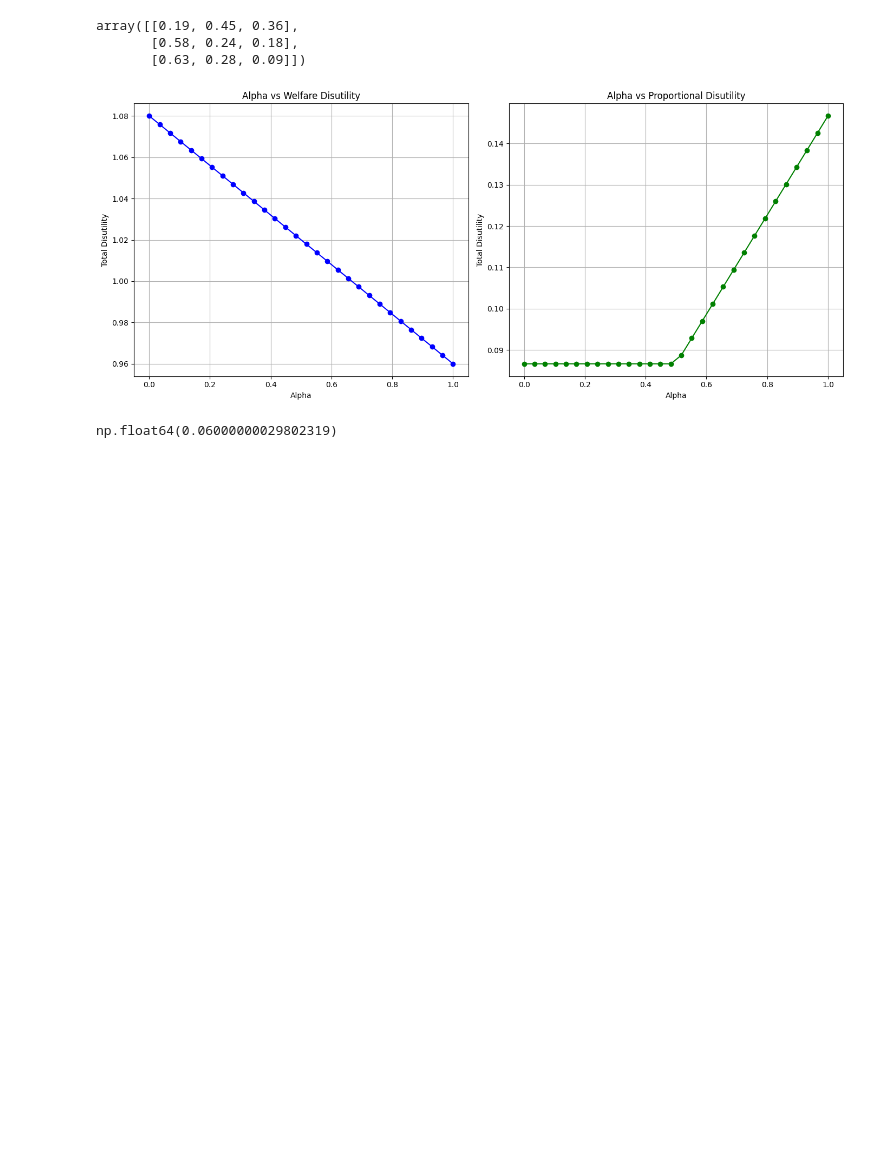
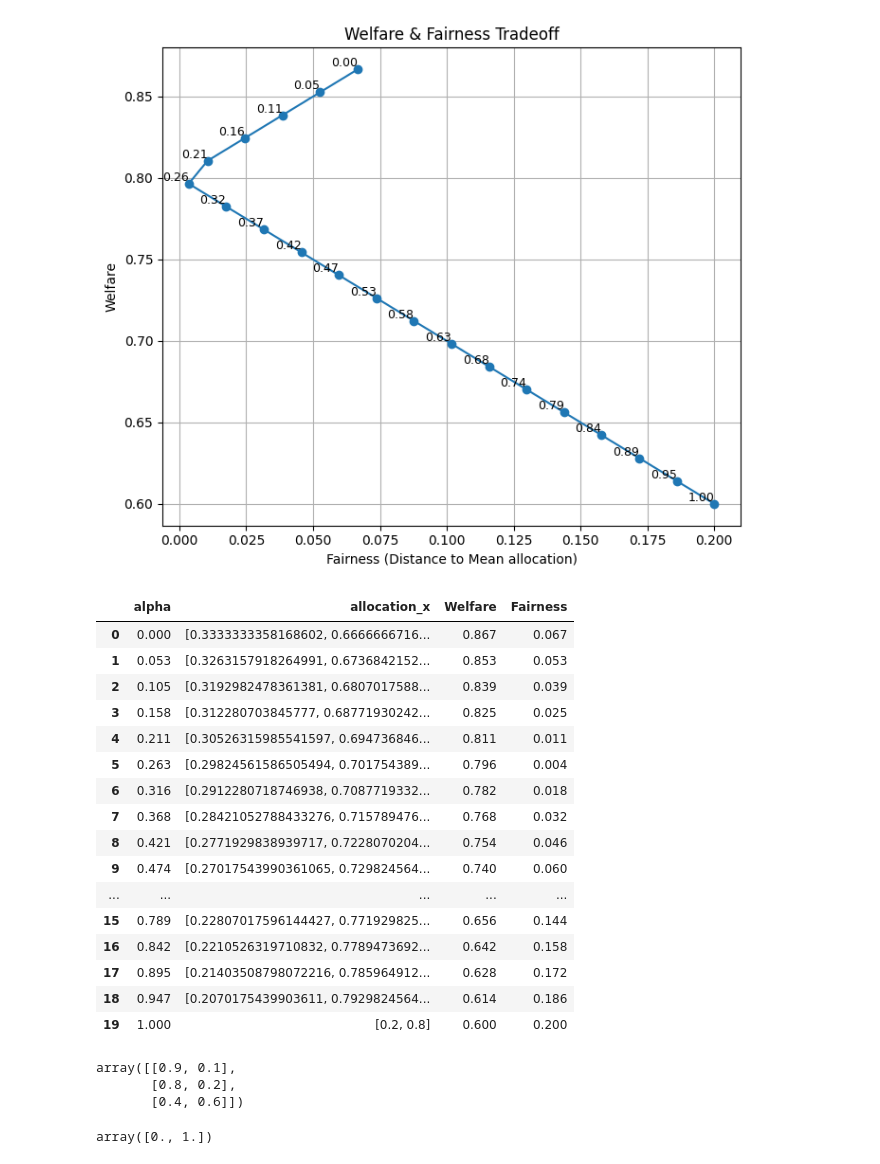
Before and after one commit to tanhl30/FYP, a Jupyter notebook: main.ipynb, the cells around one changed output. Drawn from its saved outputs; the diff is of its cells as text; code cells hidden in the pictures; blank space fills up the shorter version.

```diff
--- a/main.ipynb
+++ b/main.ipynb
@@ -9,40 +7,30 @@ m = 3
-# %%
-P = np.array([[0.19, 0.45, 0.36],
-       [0.58, 0.24, 0.18],
-       [0.63, 0.28, 0.09]])
-# %% [output]
-array([[0.19, 0.45, 0.36],
-       [0.58, 0.24, 0.18],
-       [0.63, 0.28, 0.09]])
-# %%
-#P = fyp.generate_random_preferences(n, m)
-alpha_values = np.linspace(0, 1, 30)
-
-# Compute disutilities for both types
-df_welfare = fyp.iterate_over_alphas(n, m, P, alpha_values, disutility_type='welfare')
-df_proportional = fyp.iterate_over_alphas(n, m, P, alpha_values, disutility_type='proportional')
-
-# Create subplots
-fig, axes = plt.subplots(1, 2, figsize=(14, 6), sharex=True, sharey=False)
-
-# Plot Welfare Disutility
-axes[0].plot(df_welfare['alpha'], df_welfare['disutility'], marker='o', color='blue')
-axes[0].set_title('Alpha vs Welfare Disutility')
-axes[0].set_xlabel('Alpha')
-axes[0].set_ylabel('Total Disutility')
-axes[0].grid(True)
-
-# Plot Proportional Disutility
-axes[1].plot(df_proportional['alpha'], df_proportional['disutility'], marker='o', color='green')
-axes[1].set_title('Alpha vs Proportional Disutility')
-axes[1].set_xlabel('Alpha')
-axes[1].set_ylabel('Total Disutility')
-axes[1].grid(True)
-
-# Adjust layout
-plt.tight_layout()
-plt.show()
-# %% [output]
-[figure, removed]
+# %%
+#P = fyp.generate_random_preferences(3, 2,2)
+P= np.array(	[[0.2, 0.8], [0.2, 0.8], [0.5, 0.5]])
+
+fyp.tradeoff_with_alpha(P,20)
+# %% [output]
+[figure, added]
+|  | alpha | allocation_x | Welfare | Fairness |
+| 0 | 0.000 | [0.3333333358168602, 0.6666666716... | 0.867 | 0.067 |
+| 1 | 0.053 | [0.3263157918264991, 0.6736842152... | 0.853 | 0.053 |
+| 2 | 0.105 | [0.3192982478361381, 0.6807017588... | 0.839 | 0.039 |
+| 3 | 0.158 | [0.312280703845777, 0.68771930242... | 0.825 | 0.025 |
+| 4 | 0.211 | [0.30526315985541597, 0.694736846... | 0.811 | 0.011 |
+| 5 | 0.263 | [0.29824561586505494, 0.701754389... | 0.796 | 0.004 |
+| 6 | 0.316 | [0.2912280718746938, 0.7087719332... | 0.782 | 0.018 |
+| 7 | 0.368 | [0.28421052788433276, 0.715789476... | 0.768 | 0.032 |
+| 8 | 0.421 | [0.2771929838939717, 0.7228070204... | 0.754 | 0.046 |
+| 9 | 0.474 | [0.27017543990361065, 0.729824564... | 0.740 | 0.060 |
+| ... | ... | ... | ... | ... |
+| 15 | 0.789 | [0.22807017596144427, 0.771929825... | 0.656 | 0.144 |
+| 16 | 0.842 | [0.2210526319710832, 0.7789473692... | 0.642 | 0.158 |
+| 17 | 0.895 | [0.21403508798072216, 0.785964912... | 0.628 | 0.172 |
+| 18 | 0.947 | [0.2070175439903611, 0.7929824564... | 0.614 | 0.186 |
+| 19 | 1.000 | [0.2, 0.8] | 0.600 | 0.200 |
 # %%
 P
+# %% [output]
+array([[0.9, 0.1],
+       [0.8, 0.2],
+       [0.4, 0.6]])
@@ -56,4 +36,0 @@ allocation
-# %%
-np.sum(np.abs(np.mean(P,axis=0) - allocation))
-# %% [output]
-np.float64(0.06000000029802319)
@@ -61,0 +52,4 @@ np.sum(np.abs(P - allocation), axis=1)
+# %%
+df3['allocation_IMM'][0]
+# %% [output]
+array([0., 1.])
```
Also changed, not shown: parts of 20 cells of this notebook, 4 other files.
